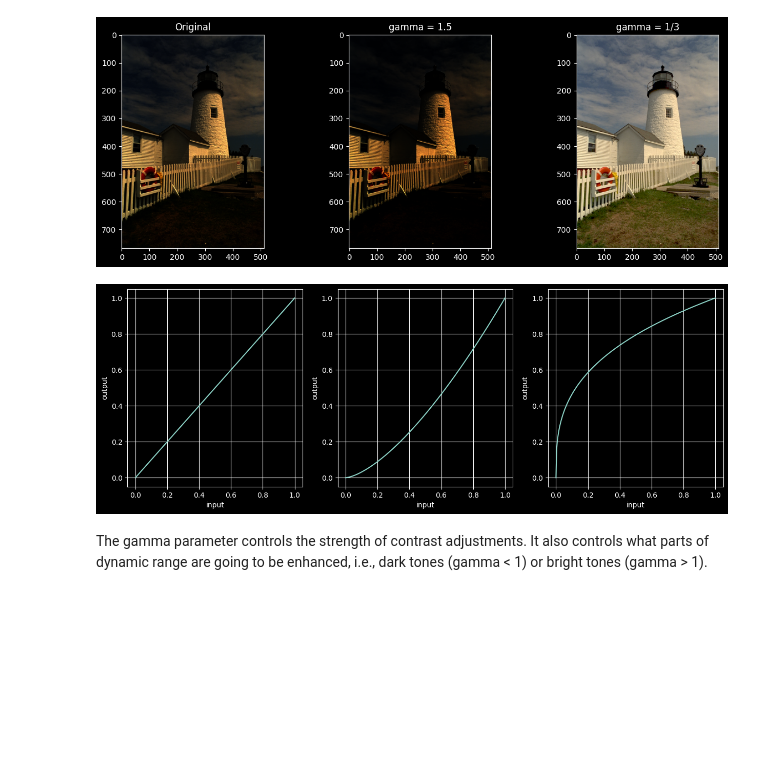
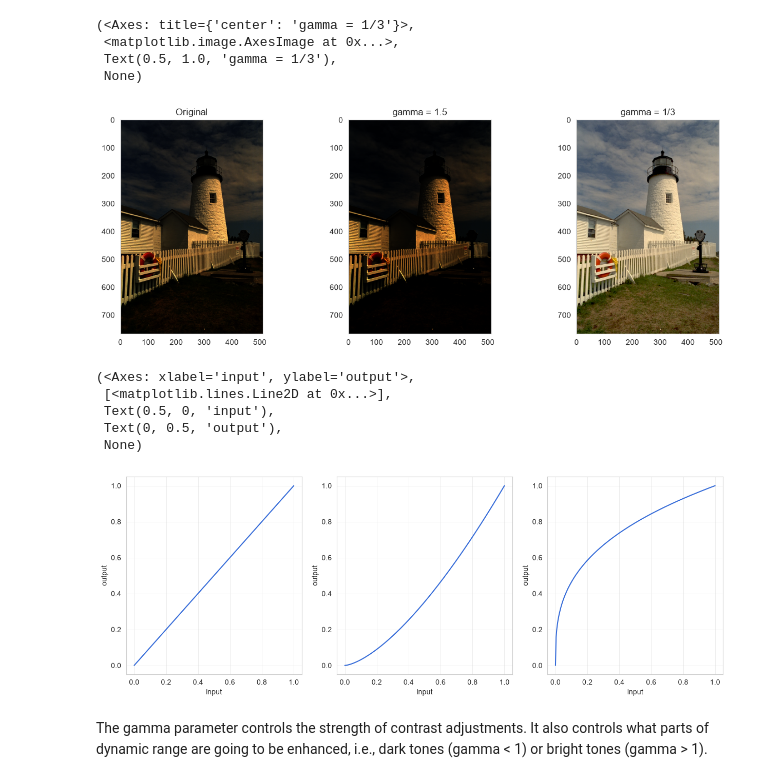
Before and after one commit to KevinShindel/ComputerVision, a Jupyter notebook: RobotDreams/lesson_2/Gamma.ipynb, the cells around one changed output. Drawn from its saved outputs; the diff is of its cells as text; code cells hidden in the pictures; blank space fills up the shorter version.

```diff
--- a/RobotDreams/lesson_2/Gamma.ipynb
+++ b/RobotDreams/lesson_2/Gamma.ipynb
@@ -18,28 +28,48 @@ plt.rcParams['figure.figsize'] = [15, 5]
+# %%
+plt.rcParams['figure.figsize'] = [15, 5]
+sns.set_style('whitegrid')
 # %%
+# def gamma_correction(img, gamma):
+#     rows, cols, channels = img.shape
+#     out = np.zeros_like(img)
+#     for r in range(rows):
+#         for c in range(cols):
+#             for ch in range(channels):
+#                 out[r, c, ch] = img[r, c, ch]**gamma
+#     return out
+
 def gamma_correction(img, gamma):
-    rows, cols, channels = img.shape
-    out = np.zeros_like(img)
-    for r in range(rows):
-        for c in range(cols):
-            for ch in range(channels):
-                out[r, c, ch] = img[r, c, ch]**gamma
+    out = img.copy()
+    # cv2.pow(out, gamma, out) # Using built-in fn pow
+    # cv2.LUT(img, gamma, out) # Using built-in fn LUT ( L
+    out = out**gamma         # Use low-math via array multiplication
     return out
 
-img = cv2.imread('data/dark.png')
+img_path = '../images/dark.png'
+img = cv2.imread(img_path)
 img = cv2.cvtColor(img, cv2.COLOR_BGR2RGB)/255.0
 
-plt.subplot(131), plt.imshow(img), plt.title('Original')
-plt.subplot(132), plt.imshow(gamma_correction(img, gamma=1.5)), plt.title('gamma = 1.5')
-plt.subplot(133), plt.imshow(gamma_correction(img, gamma=1/3)), plt.title('gamma = 1/3')
+plt.subplot(131), plt.imshow(img), plt.title('Original'), plt.grid(False)
+plt.subplot(132), plt.imshow(gamma_correction(img, gamma=1.5)), plt.title('gamma = 1.5'), plt.grid(False)
+plt.subplot(133), plt.imshow(gamma_correction(img, gamma=1/3)), plt.title('gamma = 1/3'), plt.grid(False)
 # %% [output]
+(<Axes: title={'center': 'gamma = 1/3'}>,
+ <matplotlib.image.AxesImage at 0x...>,
+ Text(0.5, 1.0, 'gamma = 1/3'),
+ None)
-[figure, old version]
+[figure, new version]
 # %%
 colors = np.arange(0, 256)/255
 plt.subplot(131), plt.plot(colors, colors**1), plt.xlabel('input'), plt.ylabel('output'), plt.grid(True)
 plt.subplot(132), plt.plot(colors, colors**1.5), plt.xlabel('input'), plt.ylabel('output'), plt.grid(True)
 plt.subplot(133), plt.plot(colors, colors**(1/3)), plt.xlabel('input'), plt.ylabel('output'), plt.grid(True)
 # %% [output]
+(<Axes: xlabel='input', ylabel='output'>,
+ [<matplotlib.lines.Line2D at 0x...>],
+ Text(0.5, 0, 'input'),
+ Text(0, 0.5, 'output'),
+ None)
-[figure, old version]
+[figure, new version]
 # %% [markdown]
 The gamma parameter controls the strength of contrast adjustments. It also controls what parts of dynamic range are going to be enhanced, i.e., dark tones (gamma < 1) or bright tones (gamma > 1).
 # %%
```
Also changed, not shown: parts of 5 cells of this notebook, 7 other files.
